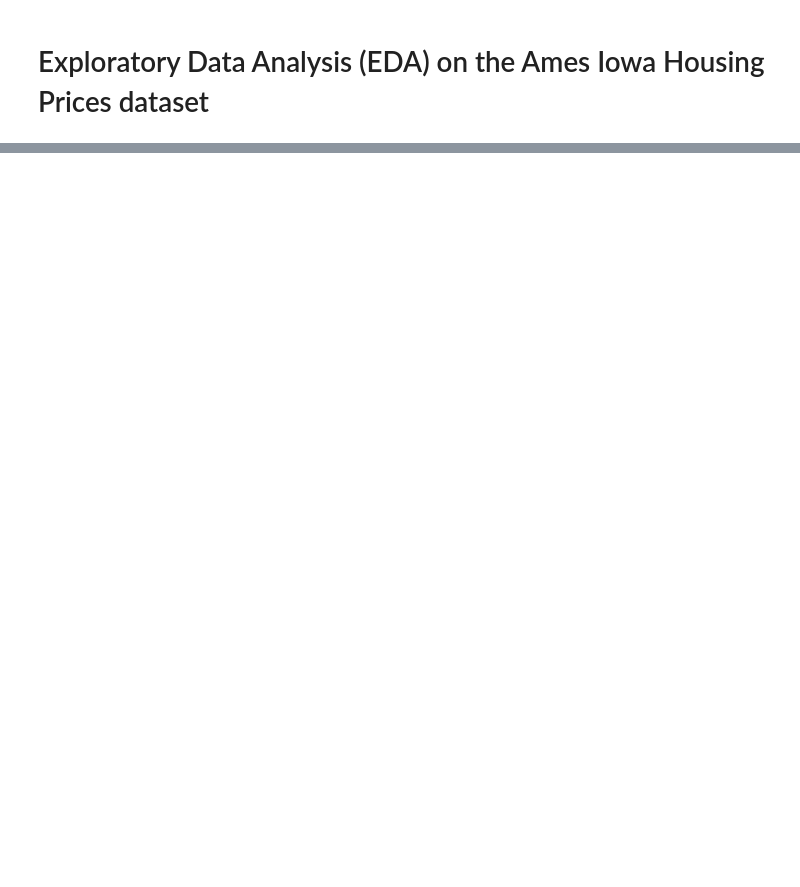
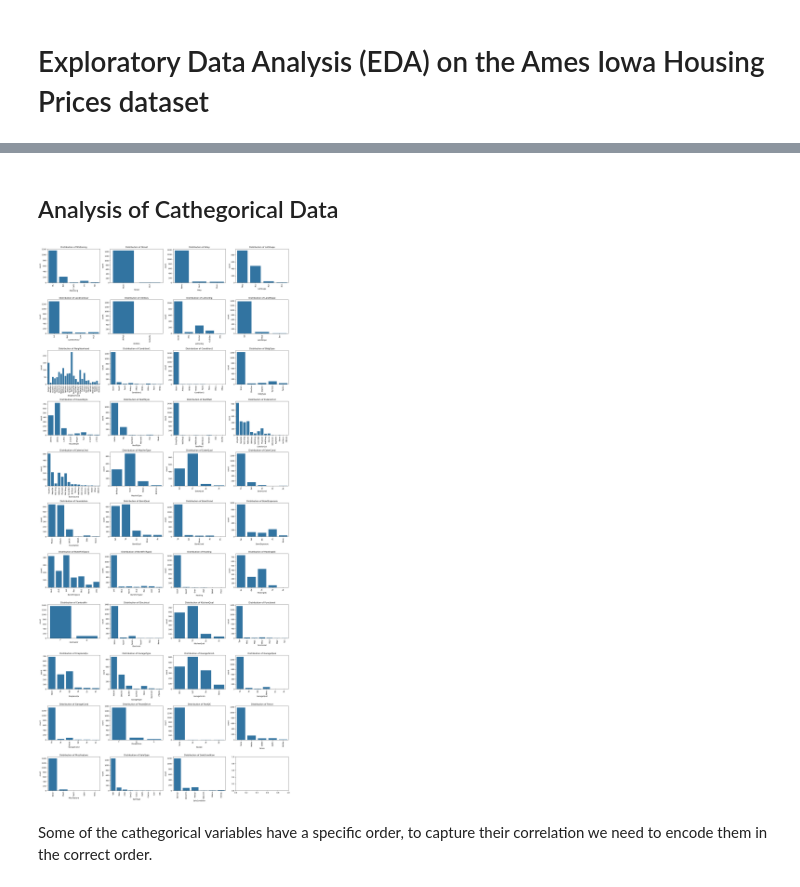
Before and after one commit to spinjet/ml_practice, a Jupyter notebook: ames_iowa/eda.ipynb, the cells around one changed output, grey strips where cells are left out. Saved outputs shown, nothing was run; the diff lists cells and outputs as text; code cells hidden in the pictures; blank space fills up the shorter version.

```diff
--- a/ames_iowa/eda.ipynb
+++ b/ames_iowa/eda.ipynb
@@ -30,0 +144,19 @@ print(housing_data.head())
+# %% [markdown]
+## Analysis of Cathegorical Data
+# %%
+n_cols = 4
+n_rows = (len(cathegorical_cols) + n_cols - 1) // n_cols
+
+fig, axes = plt.subplots(n_rows, n_cols, figsize=(20, 4 * n_rows))
+axes = axes.flatten() # Flatten
+
+for i, col in enumerate(cathegorical_cols):
+    sns.countplot(x=col, data=housing_data, ax=axes[i])
+    axes[i].set_title(f"Distribution of {col}")
+    axes[i].tick_params(axis='x', rotation=90)
+
+plt.tight_layout()
+# %% [output]
+[figure, added]
+# %% [markdown]
+Some of the cathegorical variables have a specific order, to capture their correlation we need to encode them in the correct order.
```
Also changed, not shown: parts of 16 cells of this notebook, 1 other file.
